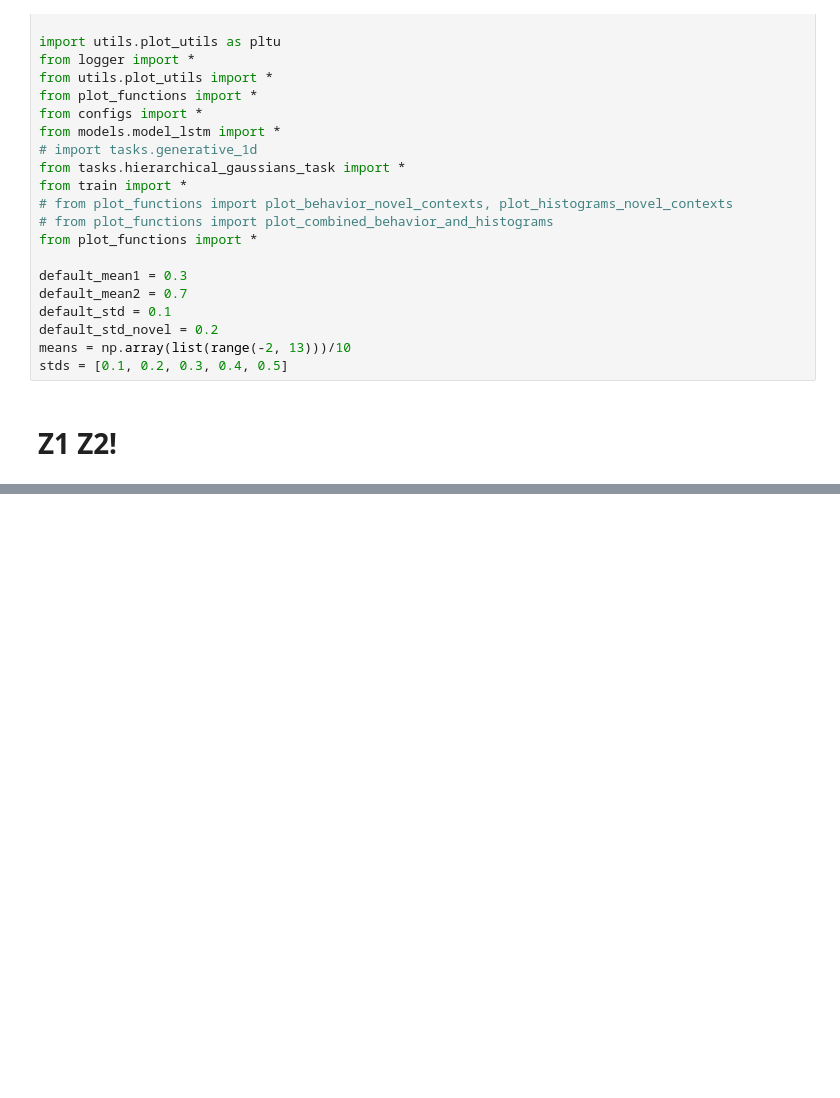
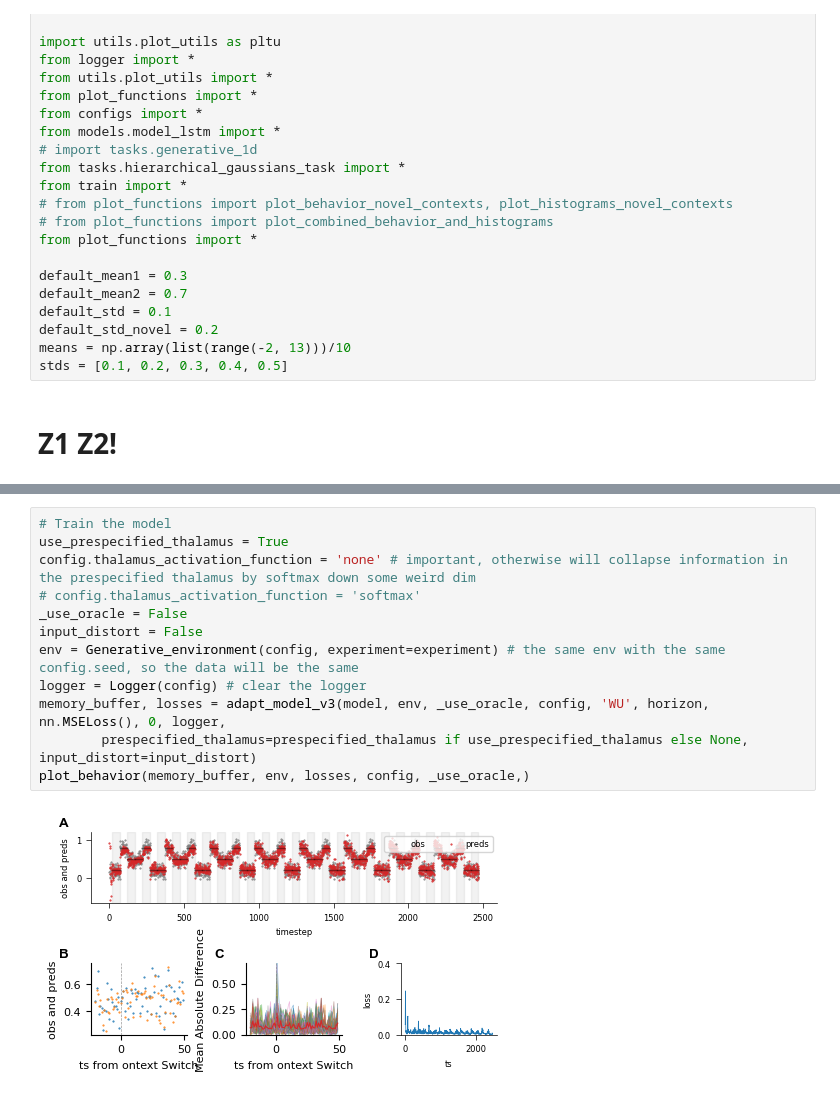
Before and after one commit to hummosa/contextual_switching_task, a Jupyter notebook: two_latents_flat_hierarchy.ipynb, the cells around one changed output, grey strips where cells are left out. Saved outputs shown, nothing was run; the diff lists cells and outputs as text; blank space fills up the shorter version.

```diff
--- a/two_latents_flat_hierarchy.ipynb
+++ b/two_latents_flat_hierarchy.ipynb
@@ -114,0 +136,14 @@ plot_dual_modulations(testing_memory_buffer, testing_env, testing_losses, config
+# %%
+# Train the model
+use_prespecified_thalamus = True
+config.thalamus_activation_function = 'none' # important, otherwise will collapse information in the prespecified thalamus by softmax down some weird dim
+# config.thalamus_activation_function = 'softmax'
+_use_oracle = False
+input_distort = False
+env = Generative_environment(config, experiment=experiment) # the same env with the same config.seed, so the data will be the same
+logger = Logger(config) # clear the logger
+memory_buffer, losses = adapt_model_v3(model, env, _use_oracle, config, 'WU', horizon, nn.MSELoss(), 0, logger,
+        prespecified_thalamus=prespecified_thalamus if use_prespecified_thalamus else None, input_distort=input_distort)
+plot_behavior(memory_buffer, env, losses, config, _use_oracle,)
+# %% [output]
+[figure, added]
```
Also changed, not shown: parts of 24 cells of this notebook, 11 other files.
